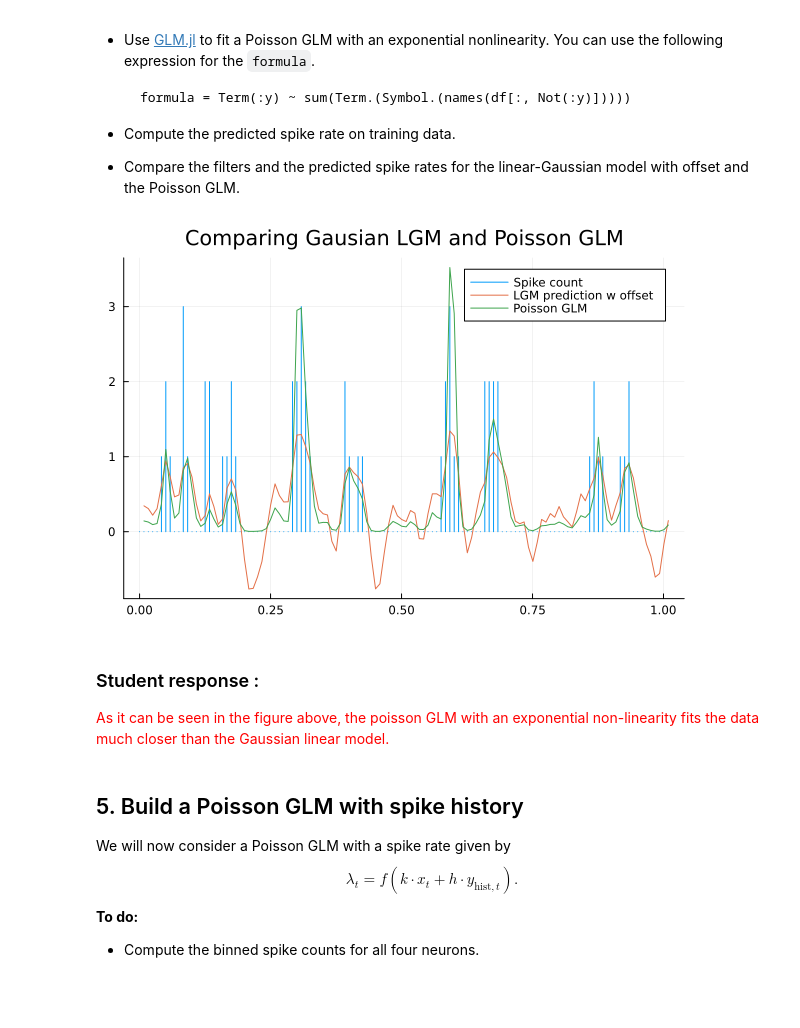
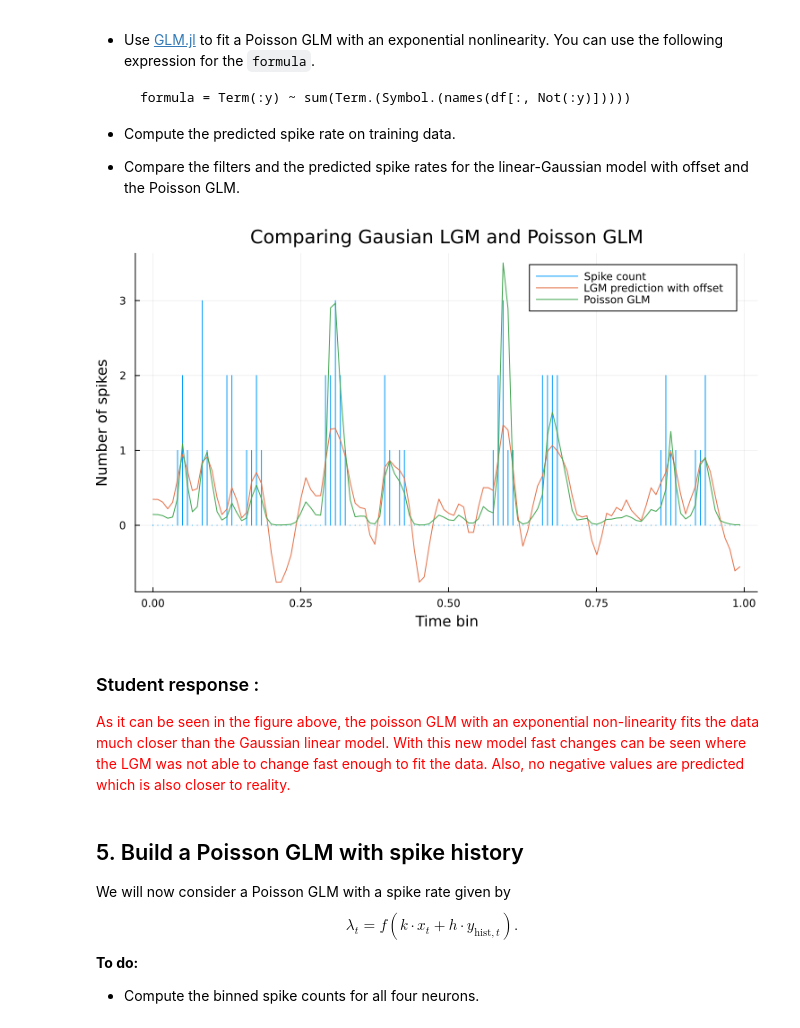
Before and after one commit to AurelienBernardP/Principles-of-neuroengineering, a Jupyter notebook: notebook2/Tutorial2-neural-encoding-modeling.ipynb, the cells around one changed output. Cells and saved outputs as stored; diff of their text form; code cells hidden in the pictures; blank space fills up the shorter version.

```diff
--- a/notebook2/Tutorial2-neural-encoding-modeling.ipynb
+++ b/notebook2/Tutorial2-neural-encoding-modeling.ipynb
@@ -222,10 +223,13 @@ design matrix and binned spike counts.
 - Plot the STA as a function of the time before spike.
 # %%
 # ...
-time_bins = collect(1:num_time_bins+1) * dt_stim
+time_bins = collect(0:num_time_bins) * dt_stim
 hist = fit(Histogram, spike_times, time_bins)
 
 Y = hist.weights
+
 STA = (transpose(design) * Y) * (1/num_spikes)
-plot(-(size(STA,1) :-1:1)* dt_stim , STA, markershape = :circle, label = "STA", xflip = false , xlabel = "time before spike")
+println("size", size(transpose(design)))
+
+plot(-(size(STA,1) :-1:1)* dt_stim , STA, markershape = :circle, label = "STA", xflip = false , xlabel = "Time before spike")
 # %% [output]
@@ -296,7 +303,7 @@ non-zero mean (since the stimulus here was normalized to have zero mean).
 # %%
 # ...
 ntfilt = 25
-time_horizon = 121
+time_horizon = 120
 design_ext = hcat(transpose(Hankel(vcat(vec(zeros((ntfilt-1,1))),stim[1]),stim)),ones(num_time_bins)) # malke
 
 
@@ -305,8 +312,12 @@ kml_offset = inv(transpose(design_ext)*design_ext)*(transpose(design_ext)*Y)
 
 y_pred_offset = transpose(design_ext * kml_offset)
 
-time_bins = collect(1:time_horizon) * dt_stim
+time_bins = collect(0:time_horizon) * dt_stim
 hist = fit(Histogram, spike_times[1:time_horizon], time_bins)
-hist_plot = plot(hist,seriestype = :sticks,label = "spike count", title = "linear-gausian GLM: spike count prediction with offset")
-plot!(time_bins,y_pred_offset[1:time_horizon], label = "prediction with offset")
+
+hist_plot = plot(hist,seriestype = :sticks,label = "Spike count", title = "linear-gaussian GLM: spike count prediction",
+ylabel = "Number of spikes",
+xlabel = "Time bin")
+plot!(time_bins,y_pred[1:121], label = "Prediction no offset")
+plot!(time_bins[1:120],y_pred_offset[1:time_horizon], label = "Prediction with offset")
 # %% [output]
@@ -372,21 +383,23 @@ $$
 # %%
 # ...
 df = DataFrame(design, :auto)
 df.y = Y
 
 formula = Term(:y) ~ sum(Term.(Symbol.(names(df[:, Not(:y)]))))
 poisson_glm = glm(formula, df, Poisson())
 predictions_glm_poisson = predict(poisson_glm)
 
-hist_plot = plot(hist,seriestype = :sticks,label = "Spike count", title = "Comparing Gausian LGM and Poisson GLM")
-plot!(time_bins,y_pred_offset[1:time_horizon], label = "LGM prediction w offset")
-plot!(time_bins,predictions_glm_poisson[1:121], label = "Poisson GLM")
+hist_plot = plot(hist,seriestype = :sticks,label = "Spike count", title = "Comparing Gausian LGM and Poisson GLM", size=(750,450),
+ylabel = "Number of spikes",
+xlabel = "Time bin")
+plot!(time_bins[1:120],y_pred_offset[1:time_horizon], label = "LGM prediction with offset")
+plot!(time_bins[1:120],predictions_glm_poisson[1:120], label = "Poisson GLM")
 # %% [output]
-[figure, old version]
+[figure, new version]
 # %% [markdown]
 ### Student response :
 <span style="color:red">
-    As it can be seen in the figure above, the poisson GLM with an exponential non-linearity fits the data much closer than the Gaussian linear model.
+    As it can be seen in the figure above, the poisson GLM with an exponential non-linearity fits the data much closer than the Gaussian linear model. With this new model fast changes can be seen where the LGM was not able to change fast enough to fit the data. Also, no negative values are predicted which is also closer to reality.
 </span>
 # %% [markdown]
 ## 5. Build a Poisson GLM with spike history
```
Also changed, not shown: parts of 16 cells of this notebook.
